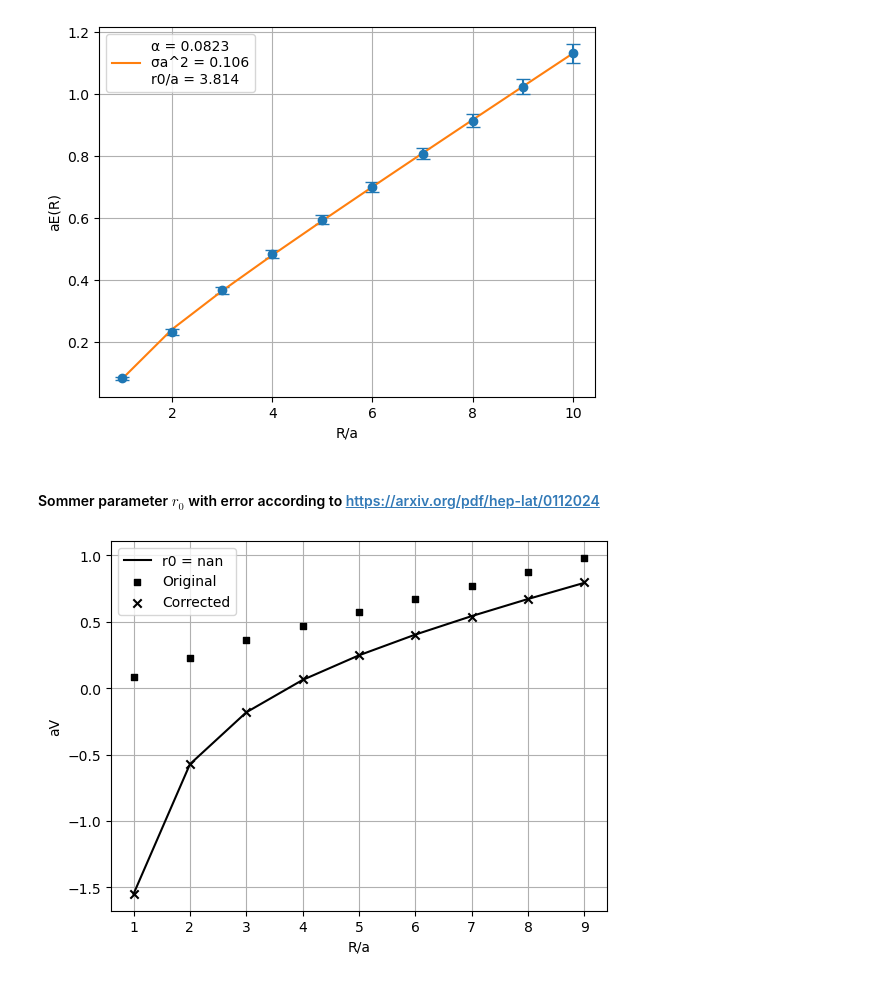
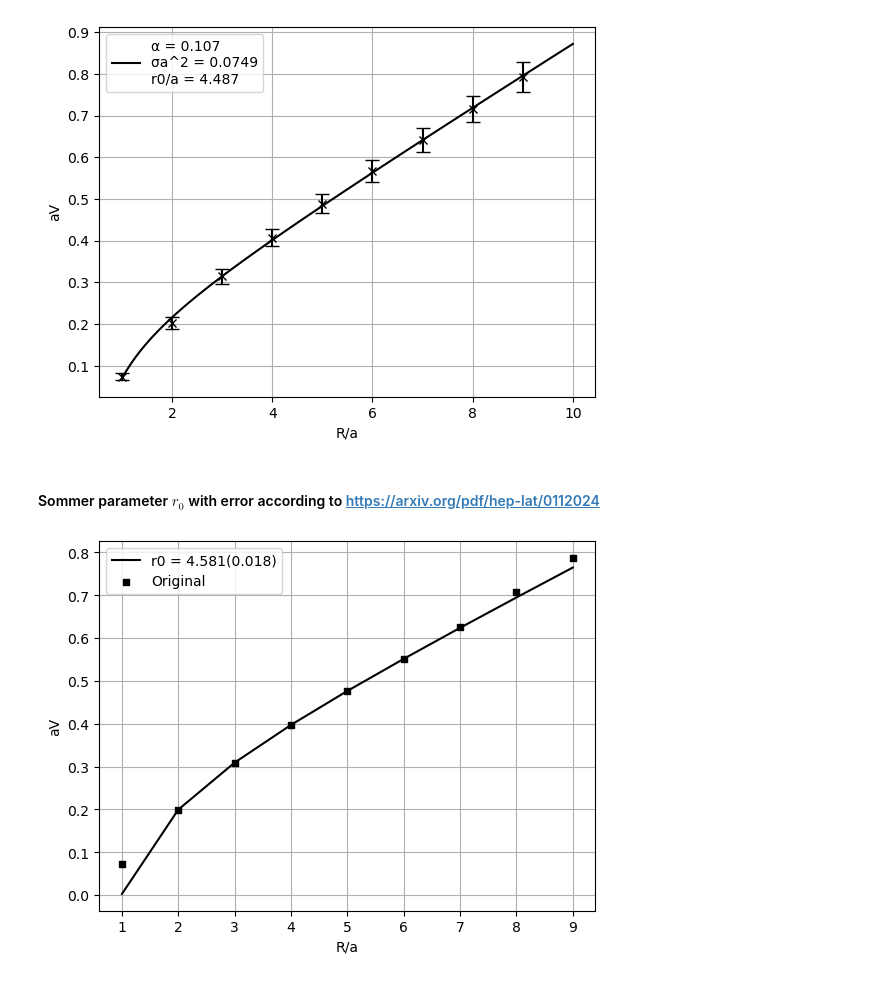
Before and after one commit to noah-lowry/lqcd-jax, a Jupyter notebook: jax-implementation/analysis.ipynb, the cells around one changed output. Cells and saved outputs as stored; diff of their text form; code cells hidden in the pictures.

```diff
--- a/jax-implementation/analysis.ipynb
+++ b/jax-implementation/analysis.ipynb
@@ -33,7 +33,7 @@ from gauge_field_utils import (
 %matplotlib inline
 import matplotlib.pyplot as plt
 # %%
-configs = jnp.load("../results/configs_3-25-25_3/configs_3-25-25_3.npz")
+configs = jnp.load("../results/configs_3-25-25_5/configs_3-25-25_5.npz")
 
 wilson_loops = []
 
@@ -72,27 +72,30 @@ def effective_potential(W1, W2, dW1, dW2):
 
     return V, dV
 
-R_range = (0, 10)
-T_level = 3
+R_range = (0, -1)
+T_level = 4
 
 V, dV = effective_potential(mean_wilson_loops[R_range[0]:R_range[1], T_level], mean_wilson_loops[R_range[0]:R_range[1], T_level+1],
                     err_wilson_loops[R_range[0]:R_range[1], T_level], err_wilson_loops[R_range[0]:R_range[1], T_level+1])
 R = (jnp.arange(len(V))+1+R_range[0]).astype(V.dtype)
 
 V0_latt, alpha_latt, sigma_latt = minimize(lambda x: jnp.square(x[0] - 4*x[1]/(3*R) + x[2]*R - V).mean(), x0=jnp.array([0.1, 0.1, 0.1]), method="BFGS").x
-V_fit = V0_latt - 4*alpha_latt/(3*R) + sigma_latt*R
+
+R_cont = np.linspace(1, len(mean_wilson_loops), 100)
+V_fit = V0_latt - 4*alpha_latt/(3*R_cont) + sigma_latt*R_cont
+
 sommer_r0 = jnp.sqrt((1.65 - 4*alpha_latt/3) / sigma_latt)
 
-plt.errorbar(R, V, dV, fmt='o', capsize=5)
-plt.plot(R, V_fit, label=f"α = {alpha_latt:.3g}\nσa^2 = {sigma_latt:.3g}\nr0/a = {sommer_r0:.4g}")
+plt.errorbar(R, V, dV, fmt='x', capsize=5, c="black")
+plt.plot(R_cont, V_fit, label=f"α = {alpha_latt:.3g}\nσa^2 = {sigma_latt:.3g}\nr0/a = {sommer_r0:.4g}", c="black")
 
 plt.xlabel("R/a")
-plt.ylabel("aE(R)")
+plt.ylabel("aV")
 plt.legend()
 plt.grid()
 plt.show()
 # %% [output]
-[figure, old version]
+[figure, new version]
 # %% [markdown]
 #### Sommer parameter $r_0$ with error according to https://arxiv.org/pdf/hep-lat/0112024
 # %%
@@ -142,31 +145,35 @@ def integrand_fn(*p):
 #     0,
 #     np.pi,
 # )
-# %%
-v_pert = 2*np.array([0.009867431721938427, 0.00517789705788607, 0.003401324644674966, 0.002525119494884101, 0.0020092099028036743, 0.0016693153607904823, 0.0014282417484053874, 0.0012482353819993186, 0.001108642498800295])
-def static_potential_curve(r, c0, c1, c2, c3):
-    v_cont = c0/r + c1 + c2*r
-    delta_v_latt = c3 * (4*np.pi * v_pert[int(r[0]-1):int(r[-1])] - 1 / r)
-    return v_cont + delta_v_latt
-# %%
-c0, c1, c2, c3 = curve_fit(
-    static_potential_curve,
-    R[:-1],
-    V[:-1],
-    p0=np.random.rand(4)
-)[0]
 # %%
+# v_pert = 2*np.array([0.009867431721938427, 0.00517789705788607, 0.003401324644674966, 0.002525119494884101, 0.0020092099028036743, 0.0016693153607904823, 0.0014282417484053874, 0.0012482353819993186, 0.001108642498800295])
+# def static_potential_curve(r, c0, c1, c2, c3):
+#     v_cont = c0/r + c1 + c2*r
+#     delta_v_latt = c3 * (4*np.pi * v_pert[int(r[0]-1):int(r[-1])] - 1 / r)
+#     return v_cont + delta_v_latt
+def static_potential_curve(r, c0, c1, c2):
+    v_cont = c0/r + c1 + c2*r
+    return v_cont
+
+(c0, c1, c2), perr = curve_fit(
+    static_potential_curve,
+    R[1:-4],
+    V[1:-4],
+    p0=np.random.rand(3)
+)
+
 r0 = np.sqrt((1.65 + c0) / c2)
+r0_err = jnp.sqrt(jnp.sum(jnp.square(jax.grad(lambda c: jnp.sqrt((1.65 + c[0]) / c[1]))(jnp.array([c0, c2]))) * perr[(0, 2), (0, 2)]))
 
-plt.plot(R[:-1], c0/R[:-1] + c1 + c2*R[:-1], c="black", label=f"r0 = {r0:.4g}")
+plt.plot(R[:-1], c0/R[:-1] + c1 + c2*R[:-1], c="black", label=f"r0 = {r0:.3f}({r0_err:.3f})")
 plt.scatter(R[:-1], V[:-1], marker="s", c="black", s=15, label="Original")
-plt.scatter(R[:-1], V[:-1] - c3*(4*np.pi*v_pert - 1 / R[:-1]), marker="x", c="black", label="Corrected")
+# plt.scatter(R[:-1], V[:-1] - c3*(4*np.pi*v_pert - 1 / R[:-1]), marker="x", c="black", label="Corrected")
 
 plt.ylabel("aV")
 plt.xlabel("R/a")
 plt.grid()
 plt.gca().set_axisbelow(True)
 plt.legend()
 plt.show()
 # %% [output]
-[figure, old version]
+[figure, new version]
```
